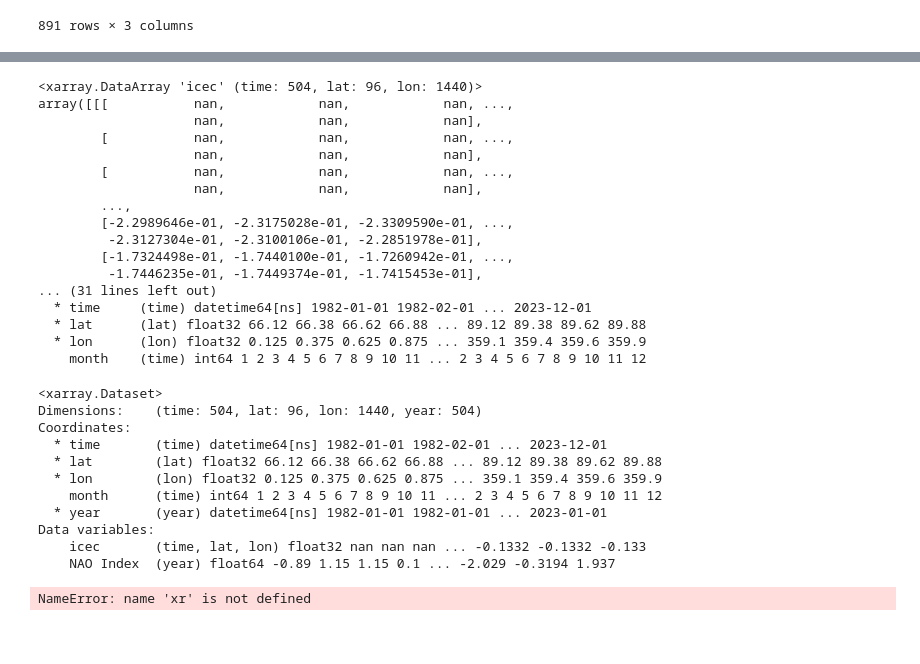
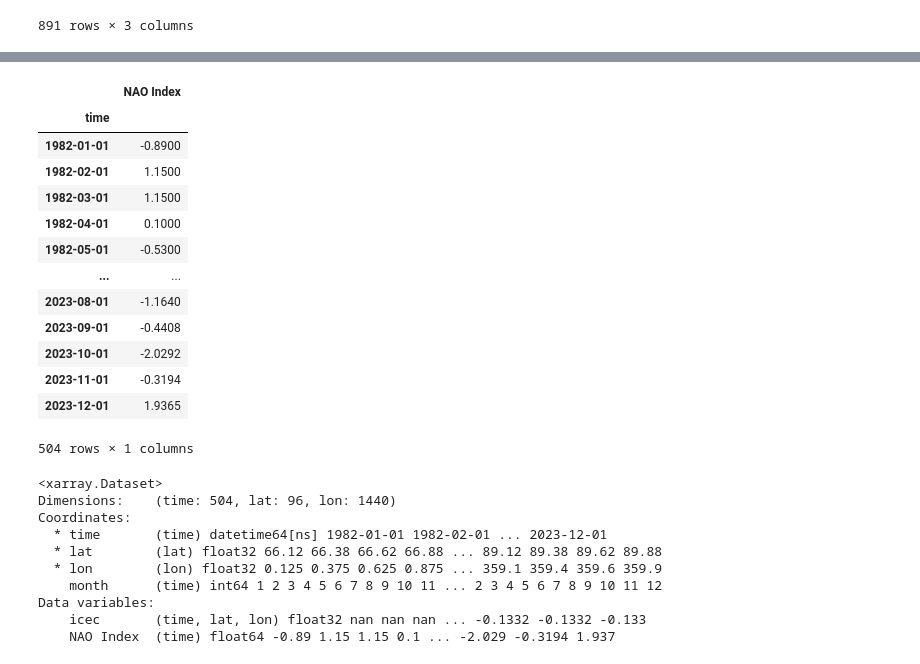
Before and after one commit to shelbykniss/ATMS-523_Module-8-Project, a Jupyter notebook: Kniss_Module 8 Project.ipynb, the cells around one changed output, grey strips where cells are left out. Drawn from its saved outputs; the diff is of its cells as text; code cells hidden in the pictures; blank space fills up the shorter version.

```diff
--- a/Kniss_Module 8 Project.ipynb
+++ b/Kniss_Module 8 Project.ipynb
@@ -276,42 +309,34 @@ nao
+# %%
+nao = nao.drop(['year','month','day'], axis=1)
+nao
+# %% [output]
+|  | NAO Index |
+| time |  |
+| 1982-01-01 | -0.8900 |
+| 1982-02-01 | 1.1500 |
+| 1982-03-01 | 1.1500 |
+| 1982-04-01 | 0.1000 |
+| 1982-05-01 | -0.5300 |
+| ... | ... |
+| 2023-08-01 | -1.1640 |
+| 2023-09-01 | -0.4408 |
+| 2023-10-01 | -2.0292 |
+| 2023-11-01 | -0.3194 |
+| 2023-12-01 | 1.9365 |
+504 rows × 1 columns
 # %%
 nao_ds = nao.to_xarray()
-# %%
-icec_SD
-# %% [output]
-<xarray.DataArray 'icec' (time: 504, lat: 96, lon: 1440)>
-array([[[           nan,            nan,            nan, ...,
-                    nan,            nan,            nan],
-        [           nan,            nan,            nan, ...,
-                    nan,            nan,            nan],
-        [           nan,            nan,            nan, ...,
-                    nan,            nan,            nan],
-        ...,
-        [-2.2989646e-01, -2.3175028e-01, -2.3309590e-01, ...,
-         -2.3127304e-01, -2.3100106e-01, -2.2851978e-01],
-        [-1.7324498e-01, -1.7440100e-01, -1.7260942e-01, ...,
-         -1.7446235e-01, -1.7449374e-01, -1.7415453e-01],
-... (31 lines left out)
-  * time     (time) datetime64[ns] 1982-01-01 1982-02-01 ... 2023-12-01
-  * lat      (lat) float32 66.12 66.38 66.62 66.88 ... 89.12 89.38 89.62 89.88
-  * lon      (lon) float32 0.125 0.375 0.625 0.875 ... 359.1 359.4 359.6 359.9
-    month    (time) int64 1 2 3 4 5 6 7 8 9 10 11 ... 2 3 4 5 6 7 8 9 10 11 12
 # %%
-new_ds = xr.merge([icec_SD,nao_ds['NAO Index']], compat='override')
-new_ds
+ice_nao_data = xr.merge([icec_SD, nao_ds])
+ice_nao_data
 # %% [output]
 <xarray.Dataset>
-Dimensions:    (time: 504, lat: 96, lon: 1440, year: 504)
+Dimensions:    (time: 504, lat: 96, lon: 1440)
 Coordinates:
   * time       (time) datetime64[ns] 1982-01-01 1982-02-01 ... 2023-12-01
   * lat        (lat) float32 66.12 66.38 66.62 66.88 ... 89.12 89.38 89.62 89.88
   * lon        (lon) float32 0.125 0.375 0.625 0.875 ... 359.1 359.4 359.6 359.9
     month      (time) int64 1 2 3 4 5 6 7 8 9 10 11 ... 2 3 4 5 6 7 8 9 10 11 12
-  * year       (year) datetime64[ns] 1982-01-01 1982-01-01 ... 2023-01-01
 Data variables:
     icec       (time, lat, lon) float32 nan nan nan ... -0.1332 -0.1332 -0.133
-    NAO Index  (year) float64 -0.89 1.15 1.15 0.1 ... -2.029 -0.3194 1.937
+    NAO Index  (time) float64 -0.89 1.15 1.15 0.1 ... -2.029 -0.3194 1.937
-# %%
-ice_nao = xr.corr(spavg_icec, nao_ds['NAO Index'])
-print(ice_nao)
-# %% [output]
-NameError: name 'xr' is not defined
```
Also changed, not shown: parts of 12 cells of this notebook.
